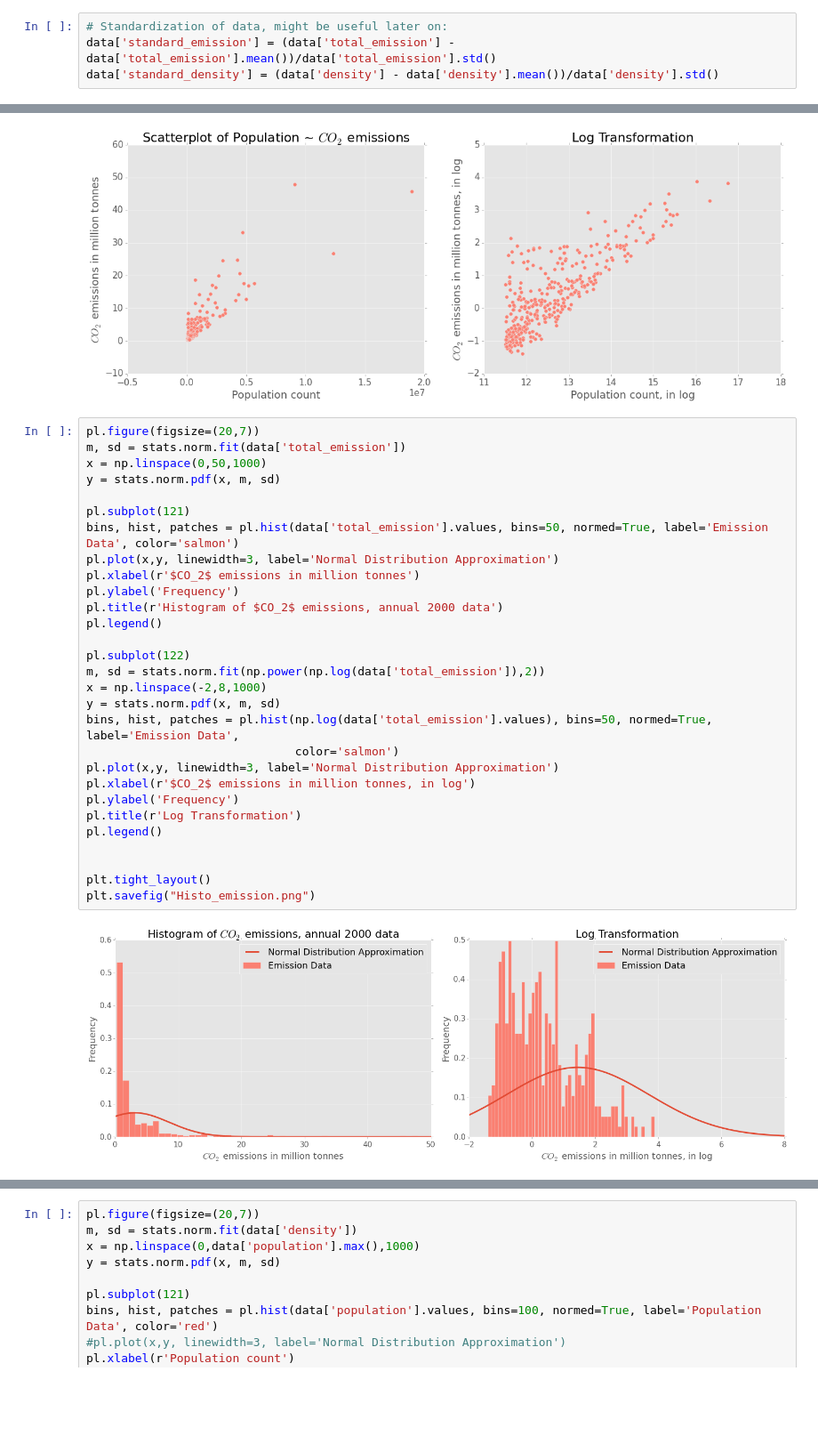
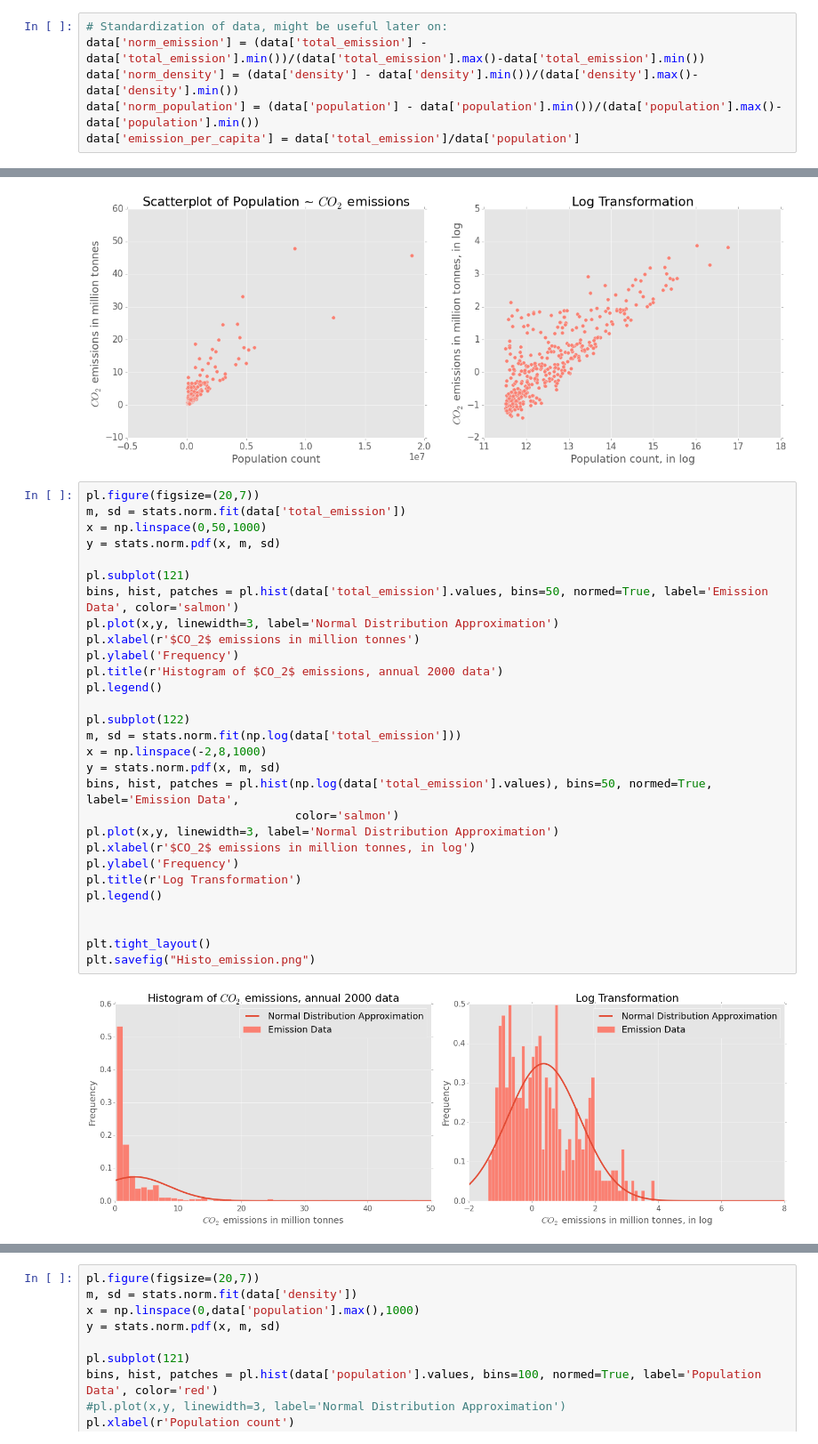
Before and after one commit to Diegosmiles/CUSP, a Jupyter notebook: Civic_Emission_Density.ipynb, the cells around one changed output, grey strips where cells are left out. Shown at 89% size. Cells and saved outputs as stored; diff of their text form; blank space fills up the shorter version.

```diff
--- a/Civic_Emission_Density.ipynb
+++ b/Civic_Emission_Density.ipynb
@@ -42,6 +48,8 @@ data[['total_emission','density','population']].corr()
 | population | 0.855691 | 0.729106 | 1.000000 |
 # %%
 # Standardization of data, might be useful later on:
-data['standard_emission'] = (data['total_emission'] - data['total_emission'].mean())/data['total_emission'].std()
-data['standard_density'] = (data['density'] - data['density'].mean())/data['density'].std()
+data['norm_emission'] = (data['total_emission'] - data['total_emission'].min())/(data['total_emission'].max()-data['total_emission'].min())
+data['norm_density'] = (data['density'] - data['density'].min())/(data['density'].max()-data['density'].min())
+data['norm_population'] = (data['population'] - data['population'].min())/(data['population'].max()-data['population'].min())
+data['emission_per_capita'] = data['total_emission']/data['population']
 # %% [markdown]
@@ -85,34 +93,34 @@ plt.savefig("Scatter_pop.png")
 # %%
 pl.figure(figsize=(20,7))
 m, sd = stats.norm.fit(data['total_emission'])
 x = np.linspace(0,50,1000)
 y = stats.norm.pdf(x, m, sd)
 
 pl.subplot(121)
 bins, hist, patches = pl.hist(data['total_emission'].values, bins=50, normed=True, label='Emission Data', color='salmon')
 pl.plot(x,y, linewidth=3, label='Normal Distribution Approximation')
 pl.xlabel(r'$CO_2$ emissions in million tonnes')
 pl.ylabel('Frequency')
 pl.title(r'Histogram of $CO_2$ emissions, annual 2000 data')
 pl.legend()
 
 pl.subplot(122)
-m, sd = stats.norm.fit(np.power(np.log(data['total_emission']),2))
+m, sd = stats.norm.fit(np.log(data['total_emission']))
 x = np.linspace(-2,8,1000)
 y = stats.norm.pdf(x, m, sd)
 bins, hist, patches = pl.hist(np.log(data['total_emission'].values), bins=50, normed=True, label='Emission Data',
                               color='salmon')
 pl.plot(x,y, linewidth=3, label='Normal Distribution Approximation')
 pl.xlabel(r'$CO_2$ emissions in million tonnes, in log')
 pl.ylabel('Frequency')
 pl.title(r'Log Transformation')
 pl.legend()
 
 
 plt.tight_layout()
 plt.savefig("Histo_emission.png")
 # %% [output]
-[figure, old version]
+[figure, new version]
 # %%
 pl.figure(figsize=(20,7))
 m, sd = stats.norm.fit(data['density'])
```
Also changed, not shown: parts of 18 cells of this notebook.
